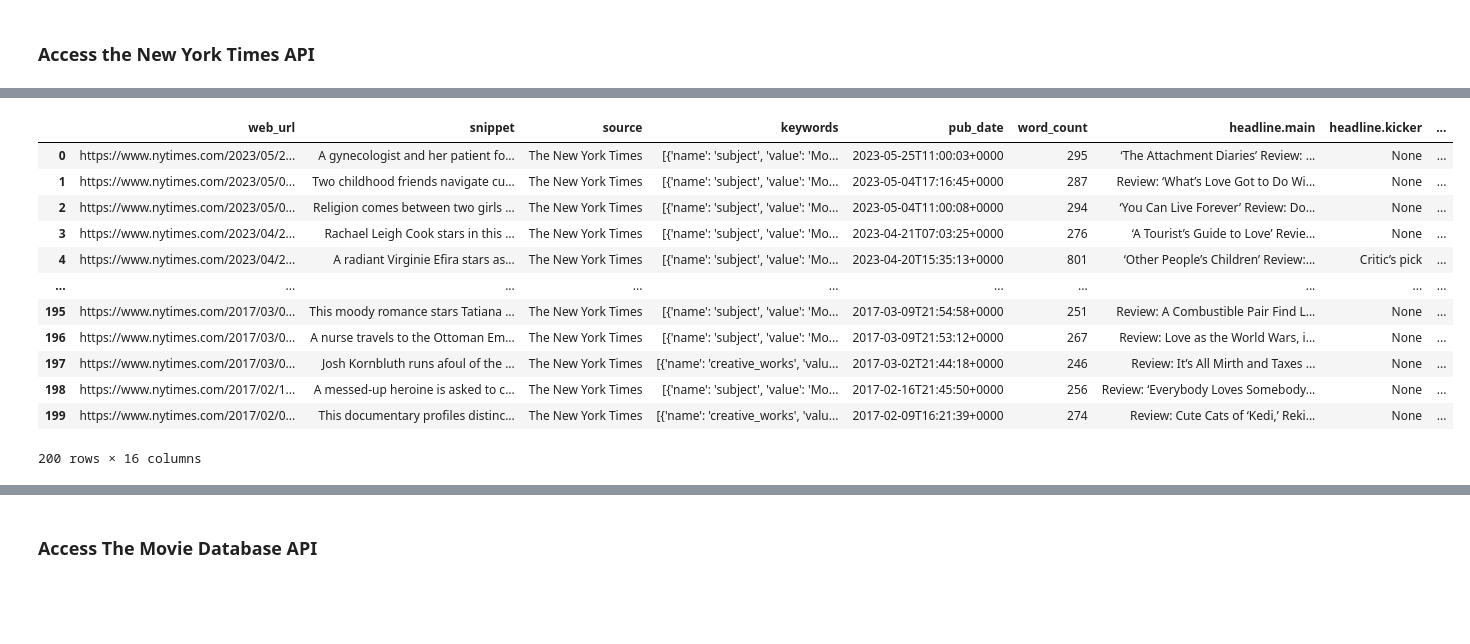
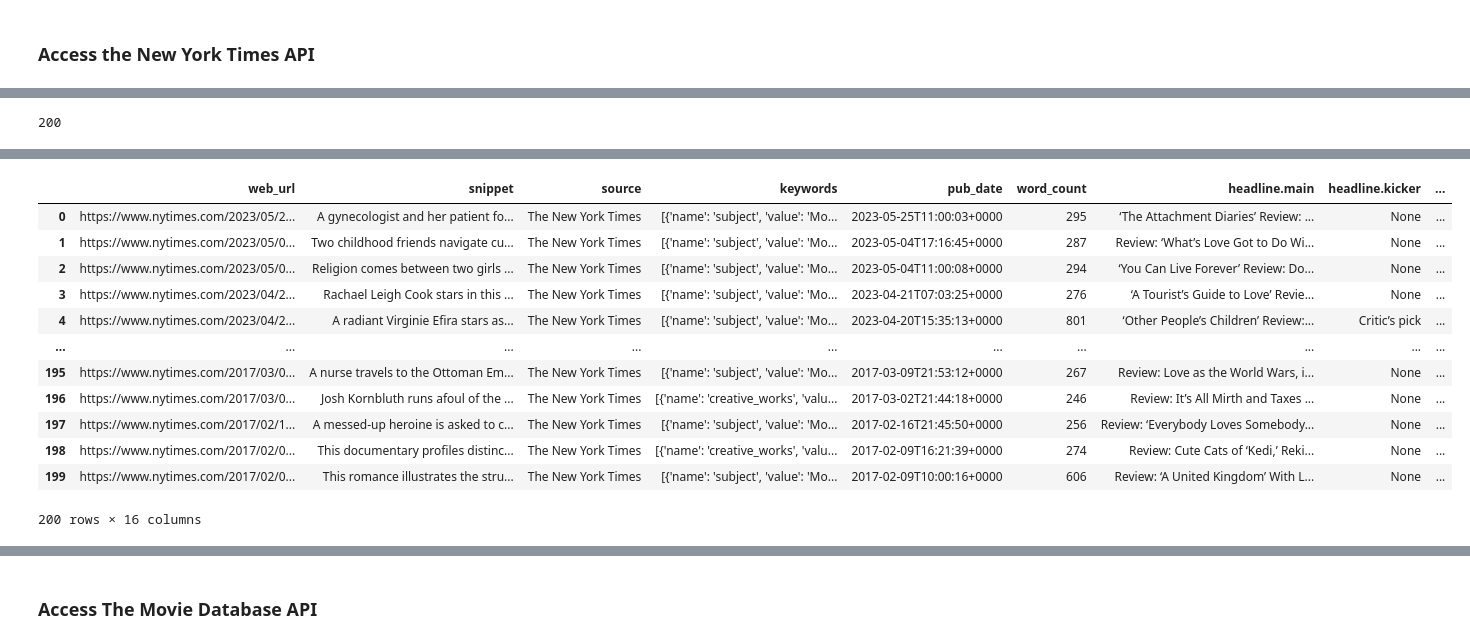
Before and after one commit to sin31415/data-sourcing-challenge, a Jupyter notebook: retrieve_movie_data.ipynb, the cells around one changed output, grey strips where cells are left out. Drawn from its saved outputs; the diff is of its cells as text; code cells hidden in the pictures; blank space fills up the shorter version.

```diff
--- a/retrieve_movie_data.ipynb
+++ b/retrieve_movie_data.ipynb
@@ -19,6 +20,9 @@ tmdb_api_key = os.getenv("TMDB_API_KEY")
 # %%
 # Set the base URL
 url = "https://api.nytimes.com/svc/search/v2/articlesearch.json?"
+
+#Defining the query
+query = "movie reviews"
 
 # Filter for movie reviews with "love" in the headline
 # section_name should be "Movies"
@@ -37,30 +41,37 @@ begin_date = "20130101"
 end_date = "20230531"
 
 # Build URL
+api_url = (
+    f"{url}q={query}&fq={filter_query}&sort={sort}&fl={field_list}"
+    f"&begin_date={begin_date}&end_date={end_date}&api-key={nyt_api_key}"
+)
 # %%
 # Create an empty list to store the reviews
-
+reviews = []
 
 # loop through pages 0-19
-
+for i in range(0,20):
     # create query with a page number
     # API results show 10 articles at a time
-
+    i_url = api_url + '&page=' + str(i)
 
     # Make a "GET" request and retrieve the JSON
-
+    res = requests.get(i_url).json()
 
     # Add a twelve second interval between queries to stay within API query limits
-
+    time.sleep(12)
 
     # Try and save the reviews to the reviews_list
+    for j in range(0, len(res["response"]["docs"])):
+        try:
+            # loop through the reviews["response"]["docs"] and append each review to the list
+            reviews.append(res["response"]["docs"][j])
+            # Print the page that was just retrieved
+        except KeyError:
+            # Print the page number that had no results then break from the loop
+            print(f"Page {i} had no result")
 
-        # loop through the reviews["response"]["docs"] and append each review to the list
-
-        # Print the page that was just retrieved
-
-
-        # Print the page number that had no results then break from the loop
+    print(f"Checked page {i}")
 # %% [output]
 Checked page 0
 Checked page 1
@@ -82,6 +93,10 @@ Checked page 16
 Checked page 17
 Checked page 18
 Checked page 19
+# %%
+len(reviews)
+# %% [output]
+200
 # %%
 # Preview the first 5 results in JSON format
 # Use json.dumps with argument indent=4 to format data
@@ -105,17 +121,19 @@ Checked page 19
 ]
 # %%
 # Convert reviews_list to a Pandas DataFrame using json_normalize()
+reviews_df = pd.json_normalize(reviews)
+reviews_df
 # %% [output]
 |  | web_url | snippet | source | keywords | pub_date | word_count | headline.main | headline.kicker | ... |
 | 0 | https://www.nytimes.com/2023/05/2... | A gynecologist and her patient fo... | The New York Times | [{'name': 'subject', 'value': 'Mo... | 2023-05-25T11:00:03+0000 | 295 | ‘The Attachment Diaries’ Review: ... | None | ... |
 | 1 | https://www.nytimes.com/2023/05/0... | Two childhood friends navigate cu... | The New York Times | [{'name': 'subject', 'value': 'Mo... | 2023-05-04T17:16:45+0000 | 287 | Review: ‘What’s Love Got to Do Wi... | None | ... |
 | 2 | https://www.nytimes.com/2023/05/0... | Religion comes between two girls ... | The New York Times | [{'name': 'subject', 'value': 'Mo... | 2023-05-04T11:00:08+0000 | 294 | ‘You Can Live Forever’ Review: Do... | None | ... |
 | 3 | https://www.nytimes.com/2023/04/2... | Rachael Leigh Cook stars in this ... | The New York Times | [{'name': 'subject', 'value': 'Mo... | 2023-04-21T07:03:25+0000 | 276 | ‘A Tourist’s Guide to Love’ Revie... | None | ... |
 | 4 | https://www.nytimes.com/2023/04/2... | A radiant Virginie Efira stars as... | The New York Times | [{'name': 'subject', 'value': 'Mo... | 2023-04-20T15:35:13+0000 | 801 | ‘Other People’s Children’ Review:... | Critic’s pick | ... |
 | ... | ... | ... | ... | ... | ... | ... | ... | ... | ... |
-| 195 | https://www.nytimes.com/2017/03/0... | This moody romance stars Tatiana ... | The New York Times | [{'name': 'subject', 'value': 'Mo... | 2017-03-09T21:54:58+0000 | 251 | Review: A Combustible Pair Find L... | None | ... |
-| 196 | https://www.nytimes.com/2017/03/0... | A nurse travels to the Ottoman Em... | The New York Times | [{'name': 'subject', 'value': 'Mo... | 2017-03-09T21:53:12+0000 | 267 | Review: Love as the World Wars, i... | None | ... |
-| 197 | https://www.nytimes.com/2017/03/0... | Josh Kornbluth runs afoul of the ... | The New York Times | [{'name': 'creative_works', 'valu... | 2017-03-02T21:44:18+0000 | 246 | Review: It’s All Mirth and Taxes ... | None | ... |
-| 198 | https://www.nytimes.com/2017/02/1... | A messed-up heroine is asked to c... | The New York Times | [{'name': 'subject', 'value': 'Mo... | 2017-02-16T21:45:50+0000 | 256 | Review: ‘Everybody Loves Somebody... | None | ... |
-| 199 | https://www.nytimes.com/2017/02/0... | This documentary profiles distinc... | The New York Times | [{'name': 'creative_works', 'valu... | 2017-02-09T16:21:39+0000 | 274 | Review: Cute Cats of ‘Kedi,’ Reki... | None | ... |
+| 195 | https://www.nytimes.com/2017/03/0... | A nurse travels to the Ottoman Em... | The New York Times | [{'name': 'subject', 'value': 'Mo... | 2017-03-09T21:53:12+0000 | 267 | Review: Love as the World Wars, i... | None | ... |
+| 196 | https://www.nytimes.com/2017/03/0... | Josh Kornbluth runs afoul of the ... | The New York Times | [{'name': 'creative_works', 'valu... | 2017-03-02T21:44:18+0000 | 246 | Review: It’s All Mirth and Taxes ... | None | ... |
+| 197 | https://www.nytimes.com/2017/02/1... | A messed-up heroine is asked to c... | The New York Times | [{'name': 'subject', 'value': 'Mo... | 2017-02-16T21:45:50+0000 | 256 | Review: ‘Everybody Loves Somebody... | None | ... |
+| 198 | https://www.nytimes.com/2017/02/0... | This documentary profiles distinc... | The New York Times | [{'name': 'creative_works', 'valu... | 2017-02-09T16:21:39+0000 | 274 | Review: Cute Cats of ‘Kedi,’ Reki... | None | ... |
+| 199 | https://www.nytimes.com/2017/02/0... | This romance illustrates the stru... | The New York Times | [{'name': 'subject', 'value': 'Mo... | 2017-02-09T10:00:16+0000 | 606 | Review: ‘A United Kingdom’ With L... | None | ... |
 200 rows × 16 columns
```
Also changed, not shown: parts of 20 cells of this notebook, 3 other files.
